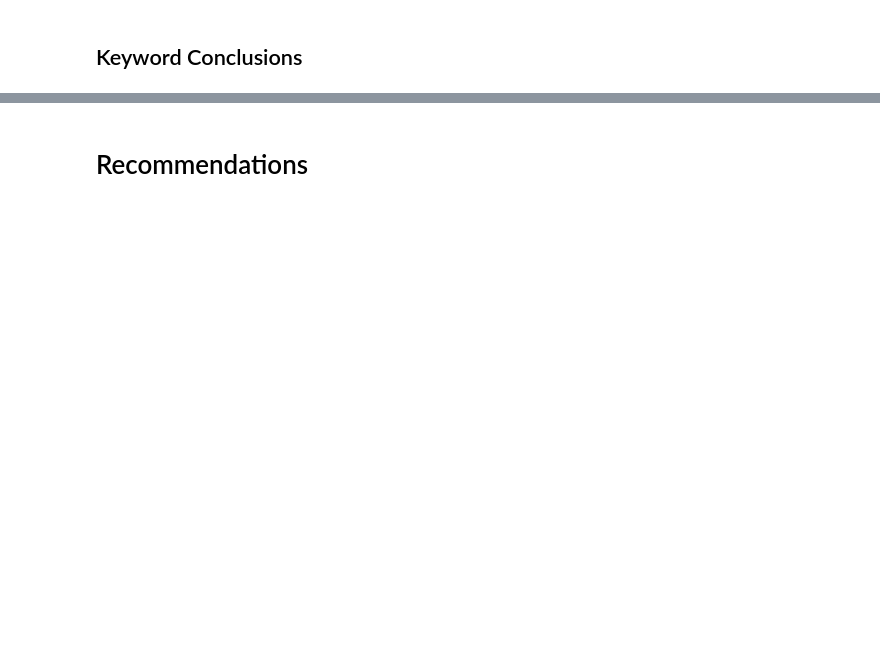
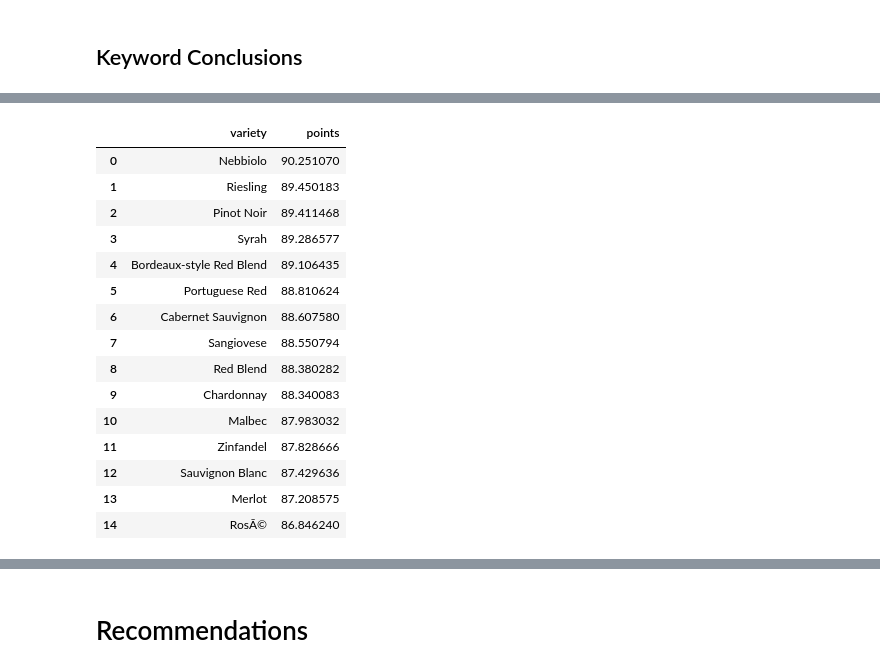
Before and after one commit to elizabeth524/Capstone-Project, a Jupyter notebook: Wine-Reviews-NLP.ipynb, the cells around one changed output, grey strips where cells are left out. Saved outputs shown, nothing was run; the diff lists cells and outputs as text; code cells hidden in the pictures; blank space fills up the shorter version.

```diff
--- a/Wine-Reviews-NLP.ipynb
+++ b/Wine-Reviews-NLP.ipynb
@@ -947,0 +1050,23 @@ plt.axis("off");
+# %%
+# Group varieties by their mean point scores
+grouped_df = top_15_df.groupby('variety').mean()
+grouped_df.sort_values(by='points', ascending=False, inplace=True)
+grouped_df.reset_index(inplace=True)
+grouped_df
+# %% [output]
+|  | variety | points |
+| 0 | Nebbiolo | 90.251070 |
+| 1 | Riesling | 89.450183 |
+| 2 | Pinot Noir | 89.411468 |
+| 3 | Syrah | 89.286577 |
+| 4 | Bordeaux-style Red Blend | 89.106435 |
+| 5 | Portuguese Red | 88.810624 |
+| 6 | Cabernet Sauvignon | 88.607580 |
+| 7 | Sangiovese | 88.550794 |
+| 8 | Red Blend | 88.380282 |
+| 9 | Chardonnay | 88.340083 |
+| 10 | Malbec | 87.983032 |
+| 11 | Zinfandel | 87.828666 |
+| 12 | Sauvignon Blanc | 87.429636 |
+| 13 | Merlot | 87.208575 |
+| 14 | RosÃ© | 86.846240 |
```
Also changed, not shown: parts of 41 cells of this notebook, 1 other file.
